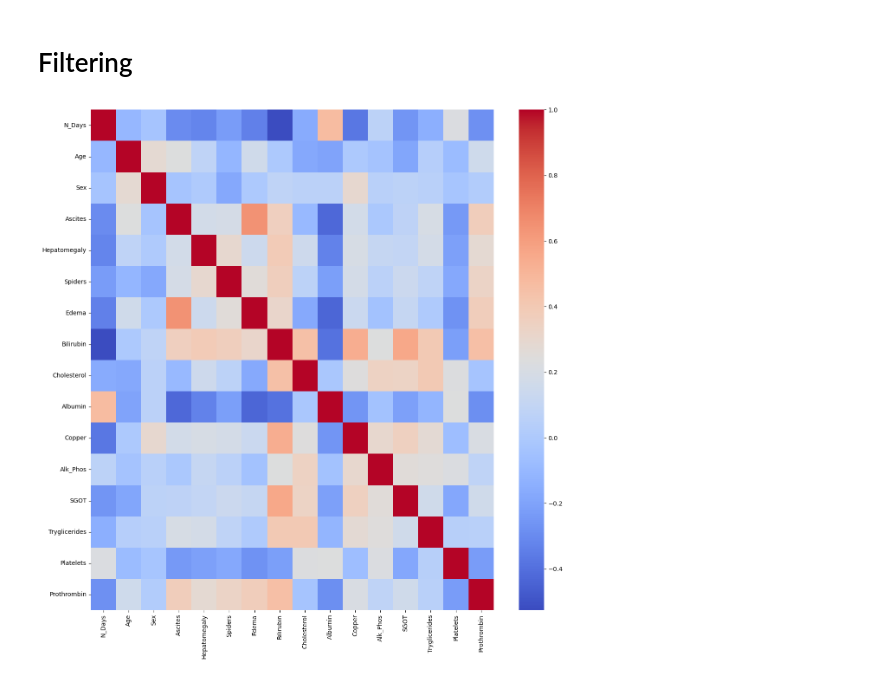
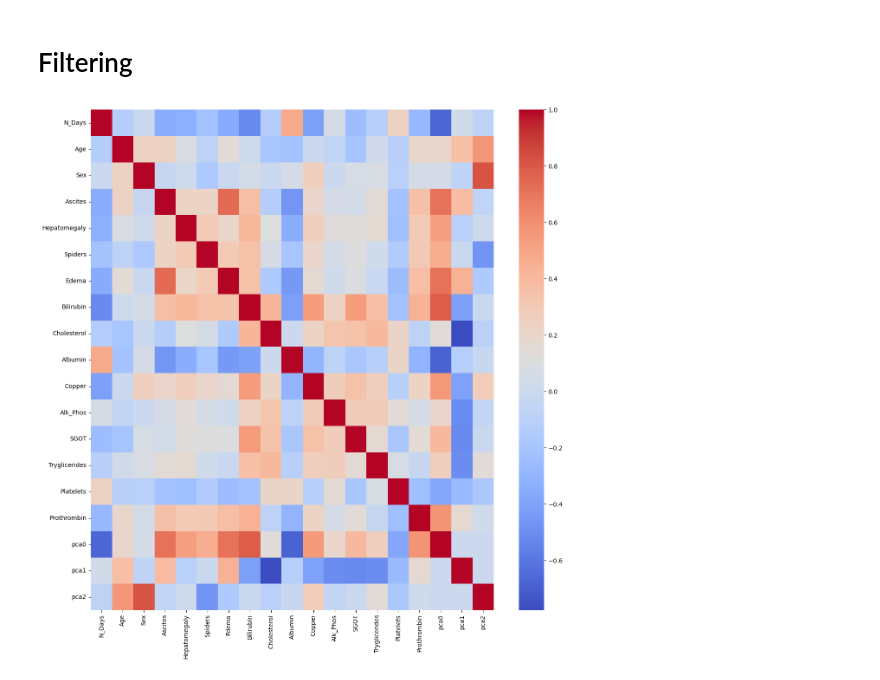
Before and after one commit to 808hanronald/W16-project-4, a Jupyter notebook: W17 Project 4 p2.ipynb, the cells around one changed output. Saved outputs shown, nothing was run; the diff lists cells and outputs as text; code cells hidden in the pictures.

```diff
--- a/W17 Project 4 p2.ipynb
+++ b/W17 Project 4 p2.ipynb
@@ -509,11 +616,11 @@ evaluate_classification(rf,X_train_con_pca,y_train_tf,X_test_pca_scaled,y_test)
 # %% [markdown]
 # Filtering
 # %%
-corr = X_train_tf.corr()
+corr = X_train_con_pca.corr()
 plt.figure(figsize=(15,15))
 sns.heatmap(corr,cmap='coolwarm');
 # %% [output]
-[figure, old version]
+[figure, new version]
 # %%
 from collinearity import SelectNonCollinear
 from sklearn.feature_selection import f_classif
```
Also changed, not shown: parts of 32 cells of this notebook.
